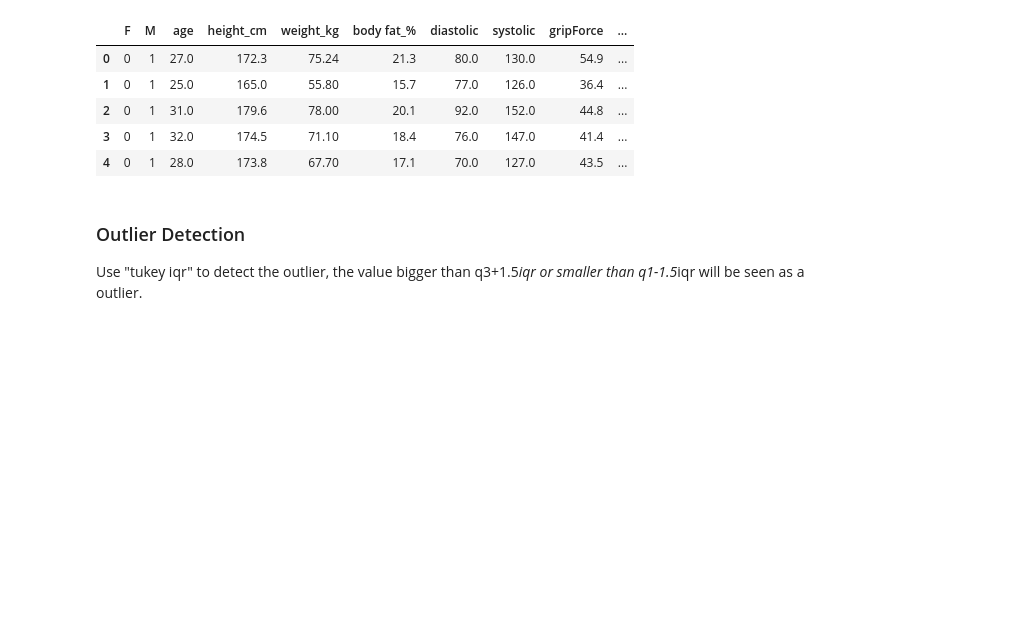
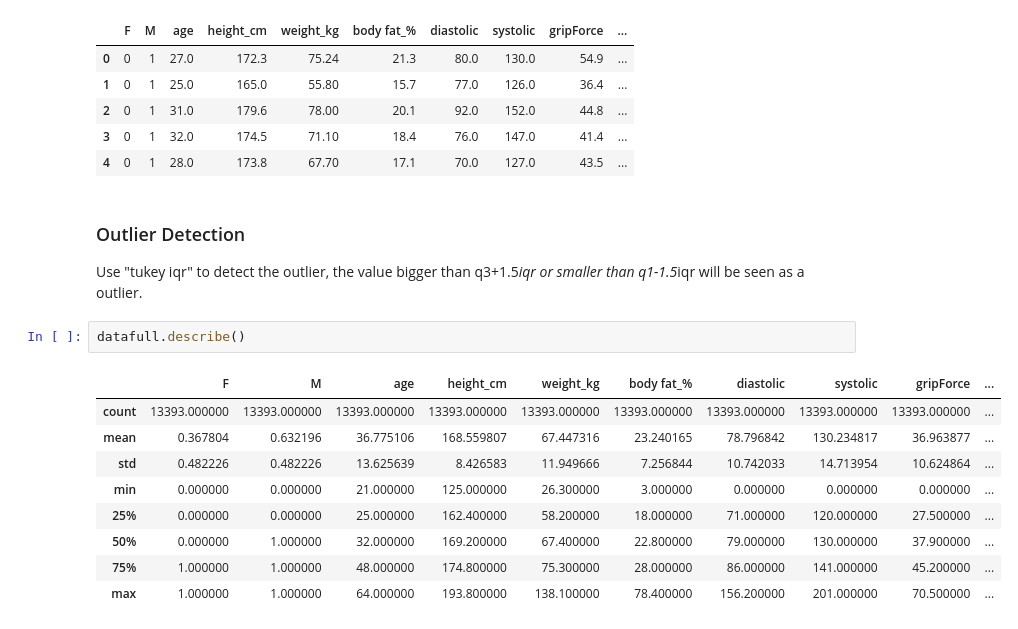
Before and after one commit to ryan840919/Body-Performance, a Jupyter notebook: 黃柏碩_body_performance_improve.ipynb, the cells around one changed output. Drawn from its saved outputs; the diff is of its cells as text; blank space fills up the shorter version.

```diff
--- a/黃柏碩_body_performance_improve.ipynb
+++ b/黃柏碩_body_performance_improve.ipynb
@@ -87,3 +87,15 @@ datafull.head()
 # %% [markdown]
 ### Outlier Detection
 Use "tukey iqr" to detect the outlier, the value bigger than q3+1.5*iqr or smaller than q1-1.5*iqr will be seen as a outlier.
+# %%
+datafull.describe()
+# %% [output]
+|  | F | M | age | height_cm | weight_kg | body fat_% | diastolic | systolic | gripForce | ... |
+| count | 13393.000000 | 13393.000000 | 13393.000000 | 13393.000000 | 13393.000000 | 13393.000000 | 13393.000000 | 13393.000000 | 13393.000000 | ... |
+| mean | 0.367804 | 0.632196 | 36.775106 | 168.559807 | 67.447316 | 23.240165 | 78.796842 | 130.234817 | 36.963877 | ... |
+| std | 0.482226 | 0.482226 | 13.625639 | 8.426583 | 11.949666 | 7.256844 | 10.742033 | 14.713954 | 10.624864 | ... |
+| min | 0.000000 | 0.000000 | 21.000000 | 125.000000 | 26.300000 | 3.000000 | 0.000000 | 0.000000 | 0.000000 | ... |
+| 25% | 0.000000 | 0.000000 | 25.000000 | 162.400000 | 58.200000 | 18.000000 | 71.000000 | 120.000000 | 27.500000 | ... |
+| 50% | 0.000000 | 1.000000 | 32.000000 | 169.200000 | 67.400000 | 22.800000 | 79.000000 | 130.000000 | 37.900000 | ... |
+| 75% | 1.000000 | 1.000000 | 48.000000 | 174.800000 | 75.300000 | 28.000000 | 86.000000 | 141.000000 | 45.200000 | ... |
+| max | 1.000000 | 1.000000 | 64.000000 | 193.800000 | 138.100000 | 78.400000 | 156.200000 | 201.000000 | 70.500000 | ... |
```
Also changed, not shown: parts of 9 cells of this notebook.
